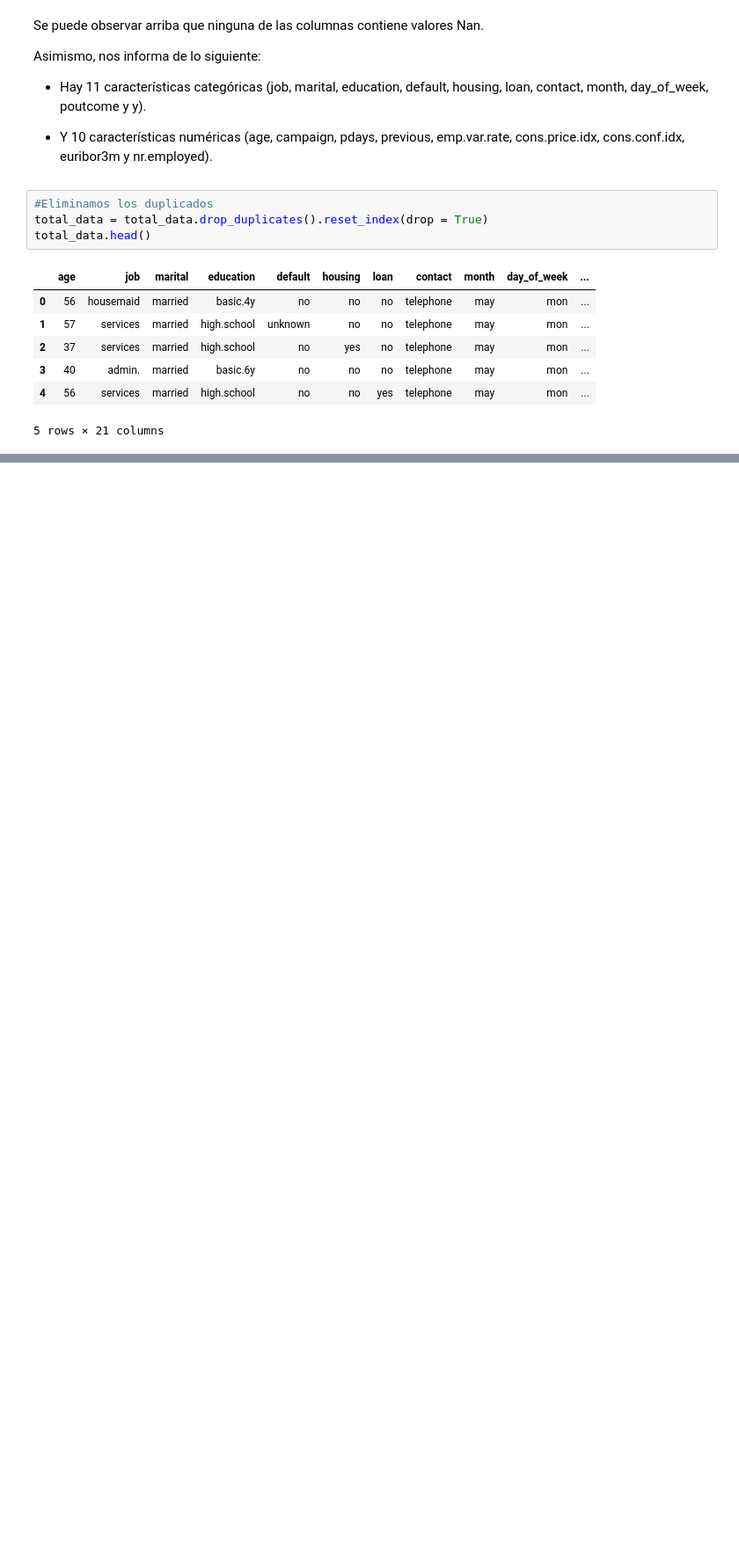
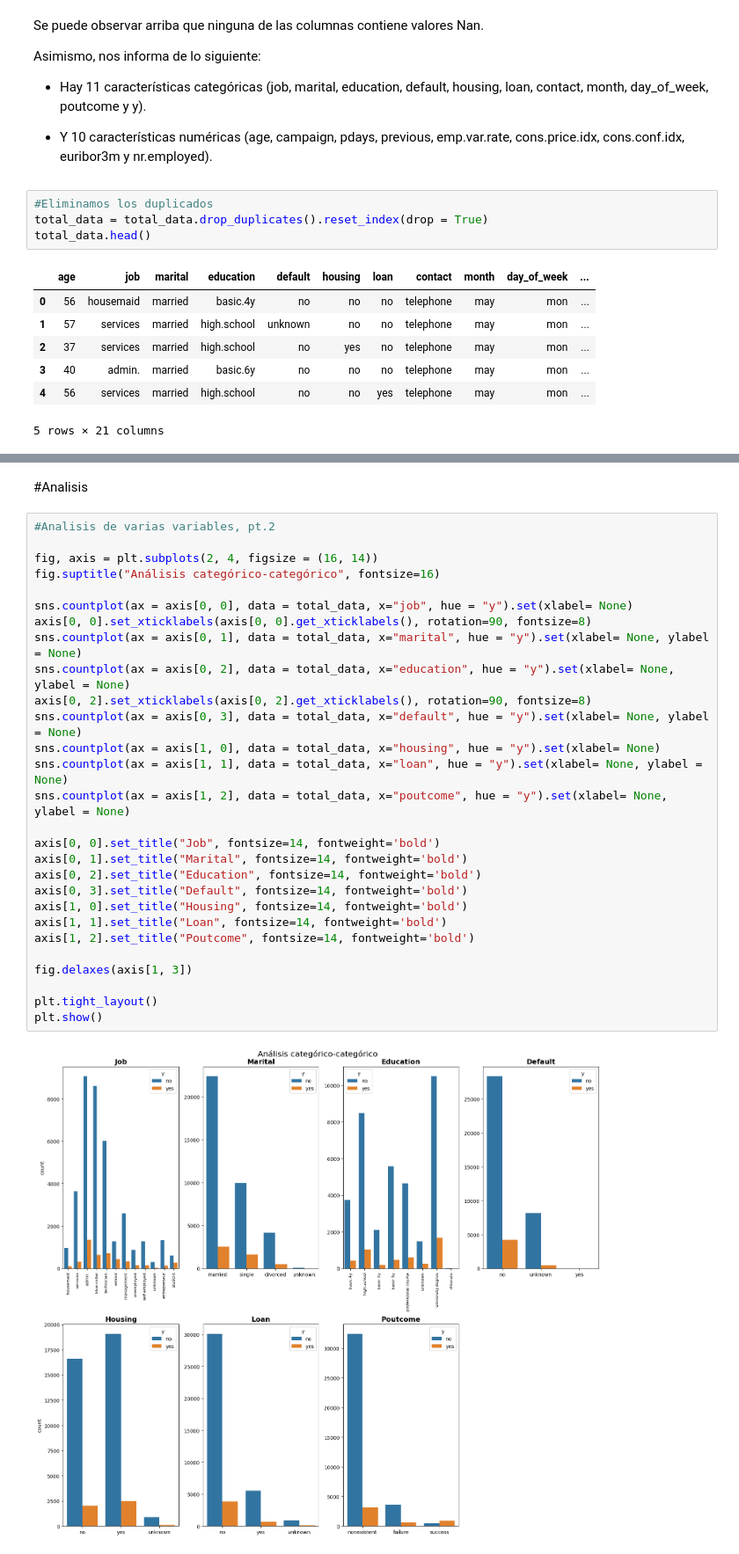
Before and after one commit to NatTajuelo/Ejercicio-y-Tutorial-de-Regresion-Logistica, a Jupyter notebook: src/explore.ipynb, the cells around one changed output, grey strips where cells are left out. Shown at 88% size. Saved outputs shown, nothing was run; the diff lists cells and outputs as text; blank space fills up the shorter version.

```diff
--- a/src/explore.ipynb
+++ b/src/explore.ipynb
@@ -66,0 +153,32 @@ total_data.head()
+# %% [markdown]
+#Analisis
+# %%
+#Analisis de varias variables, pt.2
+
+fig, axis = plt.subplots(2, 4, figsize = (16, 14))
+fig.suptitle("Análisis categórico-categórico", fontsize=16)
+
+sns.countplot(ax = axis[0, 0], data = total_data, x="job", hue = "y").set(xlabel= None)
+axis[0, 0].set_xticklabels(axis[0, 0].get_xticklabels(), rotation=90, fontsize=8)
+sns.countplot(ax = axis[0, 1], data = total_data, x="marital", hue = "y").set(xlabel= None, ylabel = None)
+sns.countplot(ax = axis[0, 2], data = total_data, x="education", hue = "y").set(xlabel= None, ylabel = None)
+axis[0, 2].set_xticklabels(axis[0, 2].get_xticklabels(), rotation=90, fontsize=8)
+sns.countplot(ax = axis[0, 3], data = total_data, x="default", hue = "y").set(xlabel= None, ylabel = None)
+sns.countplot(ax = axis[1, 0], data = total_data, x="housing", hue = "y").set(xlabel= None)
+sns.countplot(ax = axis[1, 1], data = total_data, x="loan", hue = "y").set(xlabel= None, ylabel = None)
+sns.countplot(ax = axis[1, 2], data = total_data, x="poutcome", hue = "y").set(xlabel= None, ylabel = None)
+
+axis[0, 0].set_title("Job", fontsize=14, fontweight='bold')
+axis[0, 1].set_title("Marital", fontsize=14, fontweight='bold')
+axis[0, 2].set_title("Education", fontsize=14, fontweight='bold')
+axis[0, 3].set_title("Default", fontsize=14, fontweight='bold')
+axis[1, 0].set_title("Housing", fontsize=14, fontweight='bold')
+axis[1, 1].set_title("Loan", fontsize=14, fontweight='bold')
+axis[1, 2].set_title("Poutcome", fontsize=14, fontweight='bold')
+
+fig.delaxes(axis[1, 3])
+
+plt.tight_layout()
+plt.show()
+# %% [output]
+[figure, added]
```
Also changed, not shown: parts of 54 cells of this notebook, 25 other files.
